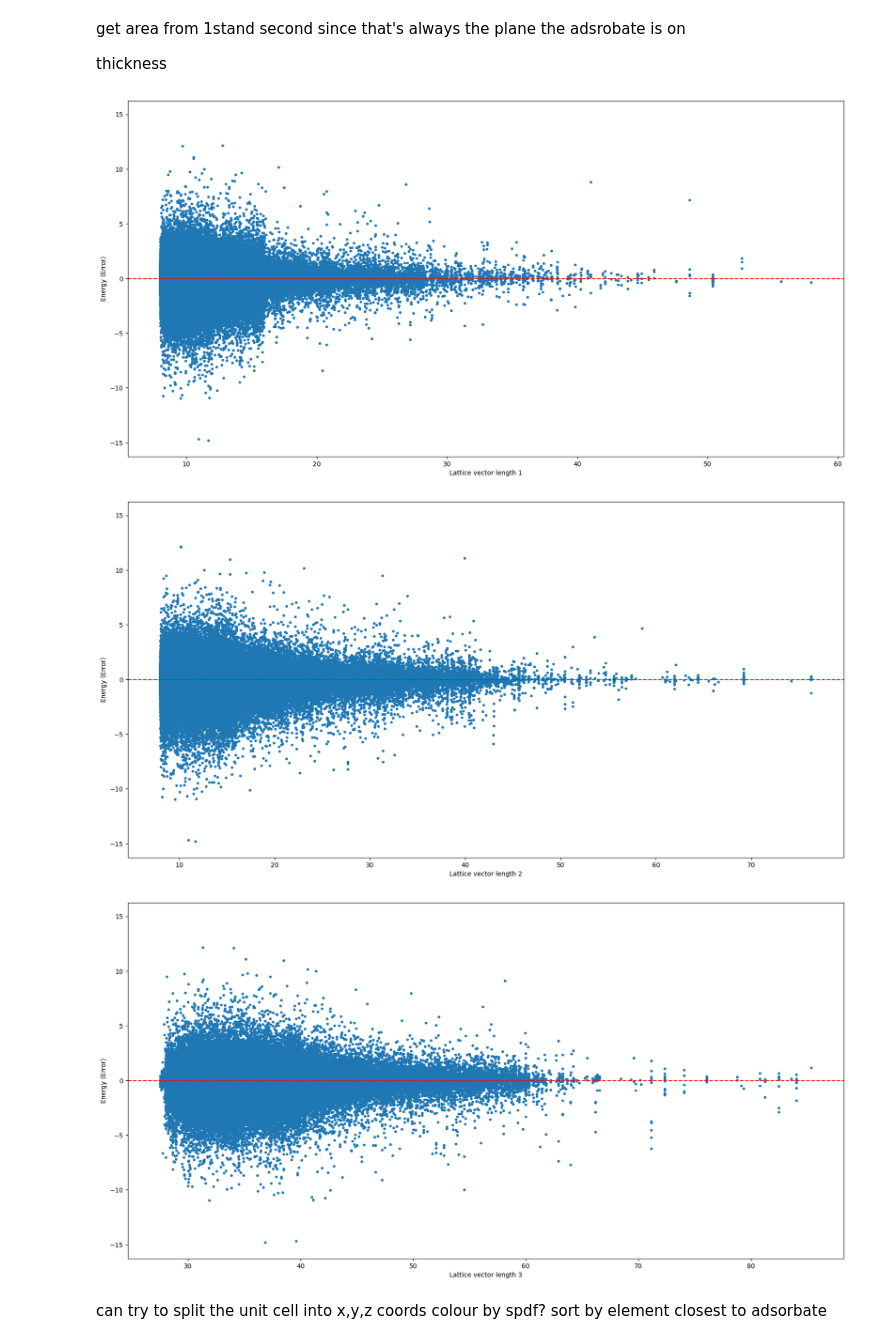
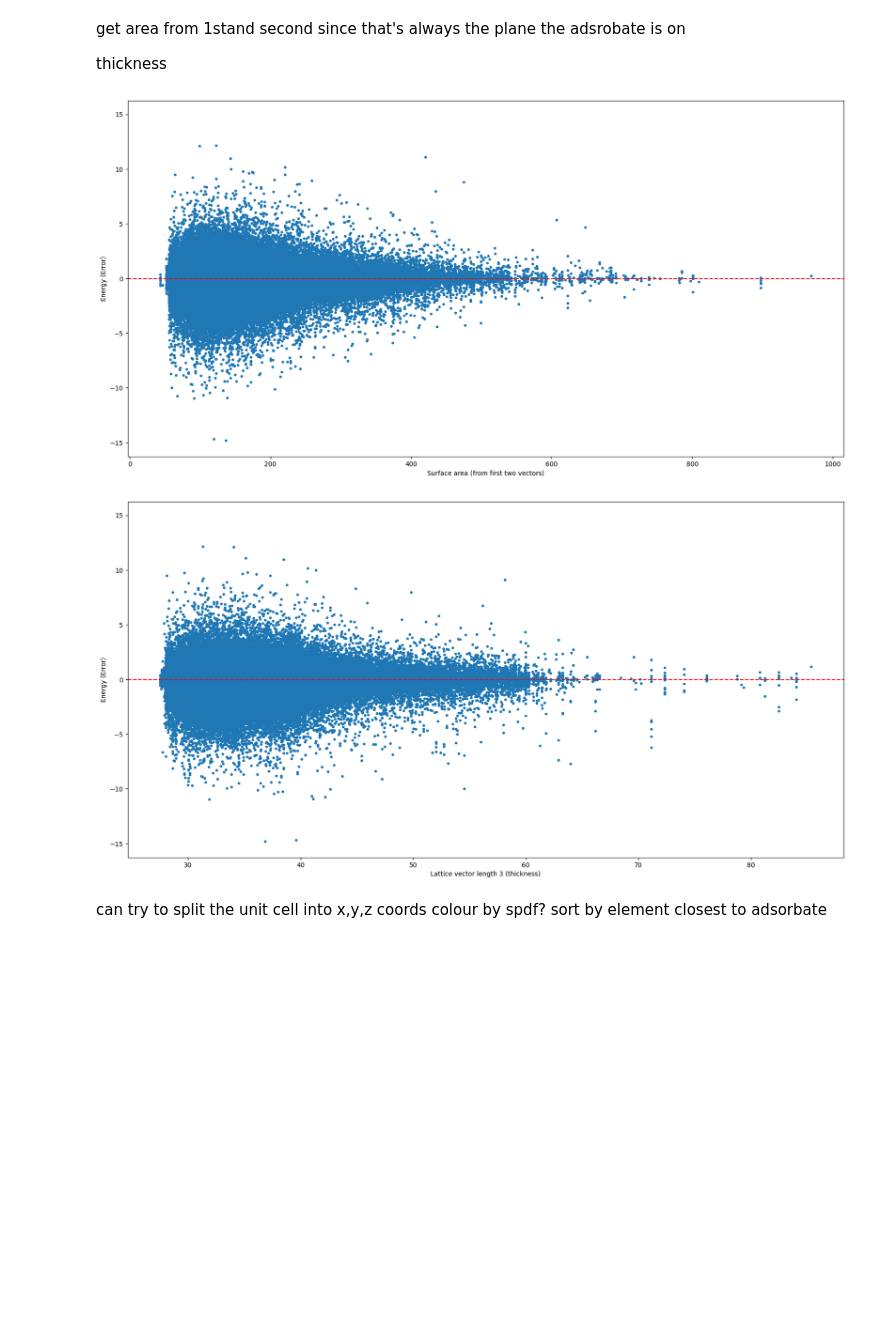
Before and after one commit to kimolijones/A-Star-is-born, a Jupyter notebook: main.ipynb, the cells around one changed output. Drawn from its saved outputs; the diff is of its cells as text; code cells hidden in the pictures; blank space fills up the shorter version.

```diff
--- a/main.ipynb
+++ b/main.ipynb
@@ -34,9 +34,8 @@ df["number of atoms"] = [dataset_list[i].get_global_number_of_atoms() for i in r
 df["chemical formula"] = [dataset_list[i].get_chemical_formula() for i in range(len(dataset_list))]
 
 df["Lattice (unit cell with three vectors)"] = [dataset_list[i].get_cell()[:] for i in range(len(dataset_list))]
-df["Lattice vector length 1"] = [dataset_list[i].cell.cellpar()[0] for i in range(len(dataset_list))]
-df["Lattice vector length 2"] = [dataset_list[i].cell.cellpar()[1] for i in range(len(dataset_list))]
-df["Lattice vector length 3"] = [dataset_list[i].cell.cellpar()[2] for i in range(len(dataset_list))]
+df["surface area (from first two vectors)"] = [np.linalg.norm(np.cross(dataset_list[i].get_cell()[0], dataset_list[i].get_cell()[1])) for i in range(len(dataset_list))]
+df["Lattice vector length 3 (thickness)"] = [dataset_list[i].cell.cellpar()[2] for i in range(len(dataset_list))]
 df["volume of unit cell (derived from Lattice)"] = [dataset_list[i].get_cell().volume for i in range(len(dataset_list))]
 
 df["energy (error)"] = [dataset_list[i].info["energy"] for i in range(len(dataset_list))]
@@ -73,13 +72,11 @@ get area from 1stand second since that's always the plane the adsrobate is on
 
 thickness
 # %%
-sort_plot_df(df, "Lattice vector length 1")
-sort_plot_df(df, "Lattice vector length 2")
-sort_plot_df(df, "Lattice vector length 3")
+sort_plot_df(df, "surface area (from first two vectors)")
+sort_plot_df(df, "Lattice vector length 3 (thickness)")
 # %% [output]
-[figure, old version]
+[figure, new version]
-[figure, old version]
+[figure, new version]
-[figure, removed]
 # %% [markdown]
 can try to split the unit cell into x,y,z coords
 colour by spdf?
```
Also changed, not shown: parts of 1 cell of this notebook.
